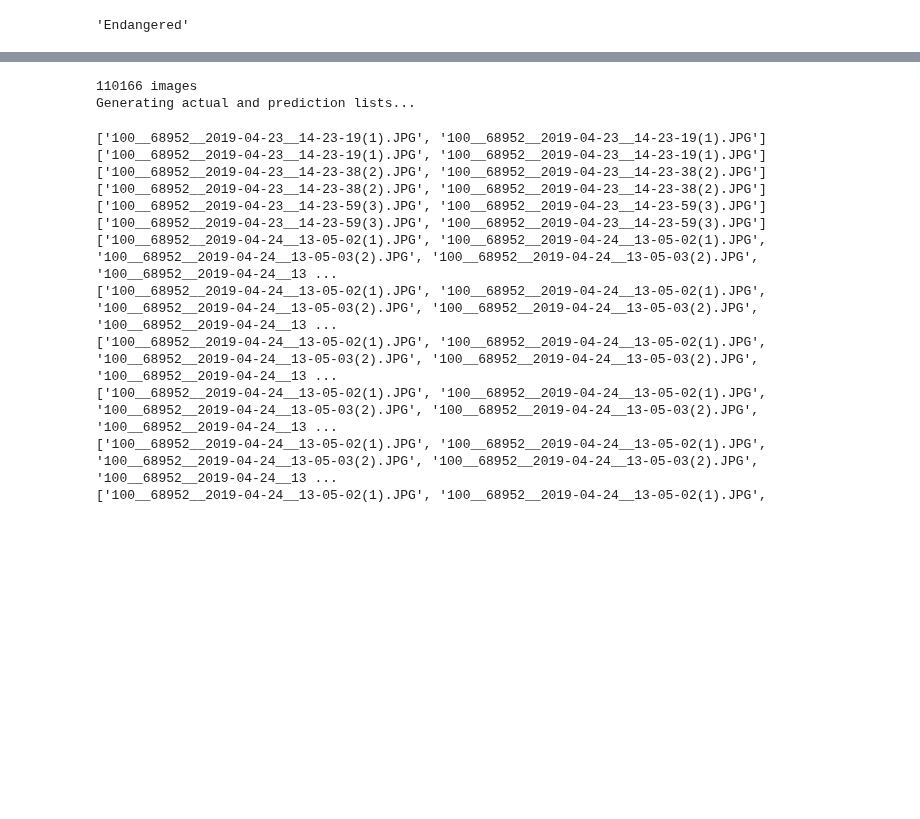
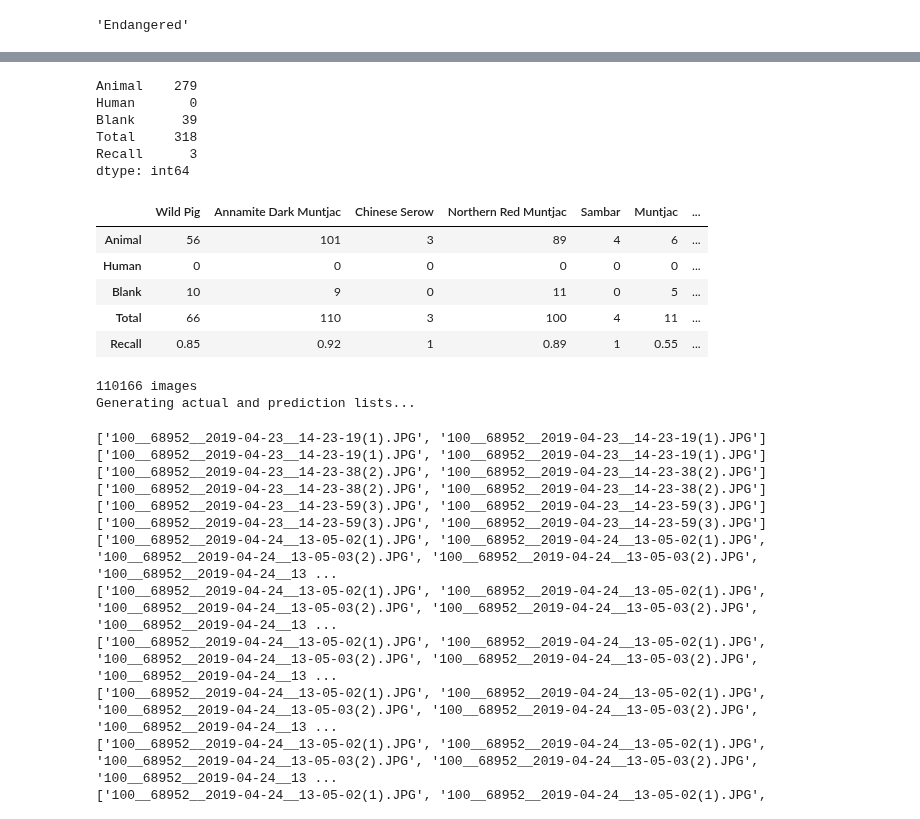
Before and after one commit to FFI-Vietnam/camtrap-tools, a Jupyter notebook: MegaDetector/confusion_matrix/02_create-confusion-matrix.ipynb, the cells around one changed output, grey strips where cells are left out. Drawn from its saved outputs; the diff is of its cells as text; code cells hidden in the pictures; blank space fills up the shorter version.

Commit message:
fix bugs in batch evaluation, add functions to group species into taxonomical groups such as Birds, Ungulates, Rodent, etc

```diff
--- a/MegaDetector/confusion_matrix/02_create-confusion-matrix.ipynb
+++ b/MegaDetector/confusion_matrix/02_create-confusion-matrix.ipynb
@@ -124,5 +172,4 @@ taxon_match_table.sample(5)
 # %%
-from tqdm.notebook import tqdm
 def list_labels(mega_result, ground_truth_table, threshold, in_batch=True):
   """
   list actual labels and prediction labels
@@ -154,17 +201,17 @@ def list_labels(mega_result, ground_truth_table, threshold, in_batch=True):
   }
 
   # get number of batches
-  num_batch = ground_truth_table['batch_group'].nunique()
+  # num_batch = ground_truth_table['batch_group'].nunique()
 
   y_actu = []
   y_pred = []
 
   if in_batch:
-    num_row = num_batch
+    # num_row = num_batch
     column_in_search = ground_truth_table['batch_group']
     column_name = 'batch_group'
   else:
-    num_row = len(ground_truth_table)
+    # num_row = len(ground_truth_table)
     column_in_search = ground_truth_table['id']
     column_name = 'id'
 
@@ -189,8 +236,7 @@ def list_labels(mega_result, ground_truth_table, threshold, in_batch=True):
         actu.append(distinct_animal)
         pred.append('Blank')
   """
-  count = 0
-  for i in tqdm(range(num_row)):
+  for i in tqdm(range(len(column_in_search.unique()))):
     sub_table = ground_truth_table[ground_truth_table[column_name] == column_in_search.iat[i]]
 
     filenames = sub_table['FileName'].to_list()
@@ -198,14 +244,13 @@ def list_labels(mega_result, ground_truth_table, threshold, in_batch=True):
     # store list of detections for the batch
     detection_batch = []
 
-    try: # in case file such as 135__68861__2019-04-09__20-43-46(1).JPG not in list
-      for f in filenames:
+    for f in filenames:
+      try:
         detection = mega_result['images'][list_of_MD_filename.index(f)]['detections']
         detection_batch.append(detection)
-    except Exception as e:
-      # print(str(e))
-      count += 1
-      continue
+      except Exception as e:
+        # print(str(e))
+        print(mega_result['images'][list_of_MD_filename.index(f)])
 
     # if all images are blank
     if sub_table['species_common_name'].isnull().sum() == len(sub_table):
@@ -248,7 +293,6 @@ def list_labels(mega_result, ground_truth_table, threshold, in_batch=True):
             y_actu.append(animal)
             y_pred.append('Blank')
 
-  print(f"There are {count} unfound images in MD results file")
   y_pr = np.array(y_pred)
   print('Reduction rate', len(y_pr[y_pr == 'Blank']) / len(y_pr))
   return y_actu, y_pred
@@ -497,3 +554,29 @@ get_conservation_status('Chrotogale', 'owstoni')
+# %%
+def find_FFI_species_by_taxonomy(taxon_match_table, level, taxonomy):
+  """
+  returns list of species in a taxonomical group, e.g. class Mammalia, order Rodentia
+  """
+  sub_df = taxon_match_table[taxon_match_table[level.lower()] == taxonomy]
+
+  return sub_df['FFI_species_name'].to_list()
+
+confusion_matrix[find_FFI_species_by_taxonomy(taxon_match_table, 'order', 'Cetartiodactyla')].astype('int').sum(axis=1)
+# %% [output]
+Animal    279
+Human       0
+Blank      39
+Total     318
+Recall      3
+dtype: int64
+# %%
+confusion_matrix[find_FFI_species_by_taxonomy(taxon_match_table, 'order', 'Cetartiodactyla')]
+# %% [output]
+|  | Wild Pig | Annamite Dark Muntjac | Chinese Serow | Northern Red Muntjac | Sambar | Muntjac | ... |
+| Animal | 56 | 101 | 3 | 89 | 4 | 6 | ... |
+| Human | 0 | 0 | 0 | 0 | 0 | 0 | ... |
+| Blank | 10 | 9 | 0 | 11 | 0 | 5 | ... |
+| Total | 66 | 110 | 3 | 100 | 4 | 11 | ... |
+| Recall | 0.85 | 0.92 | 1 | 0.89 | 1 | 0.55 | ... |
 # %%
 def visualize_recall_bargraph(taxon_class, confusion_matrix, threshold, taxon_match_table, num_image_threshold=0):
   """
```
Also changed, not shown: parts of 16 cells of this notebook.
